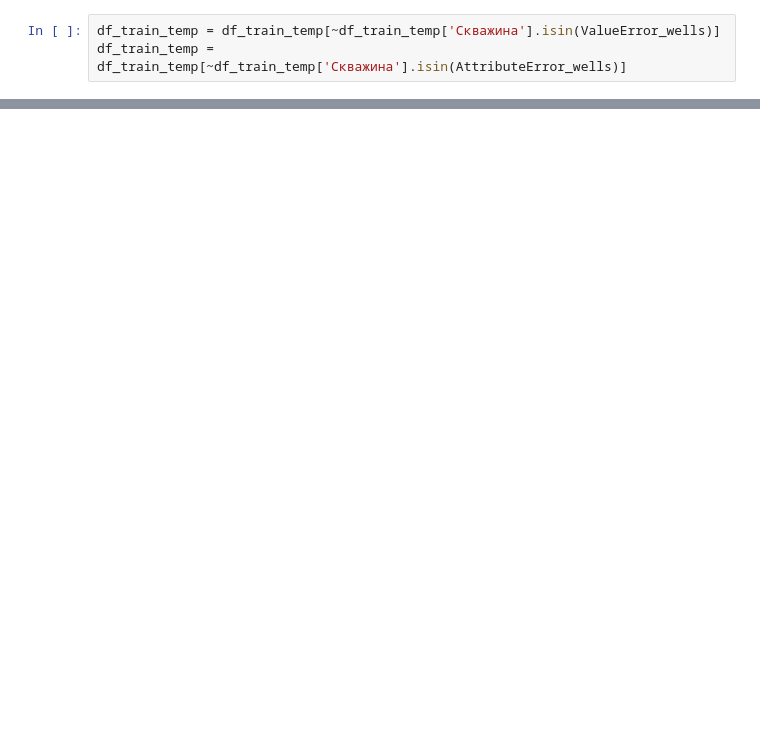
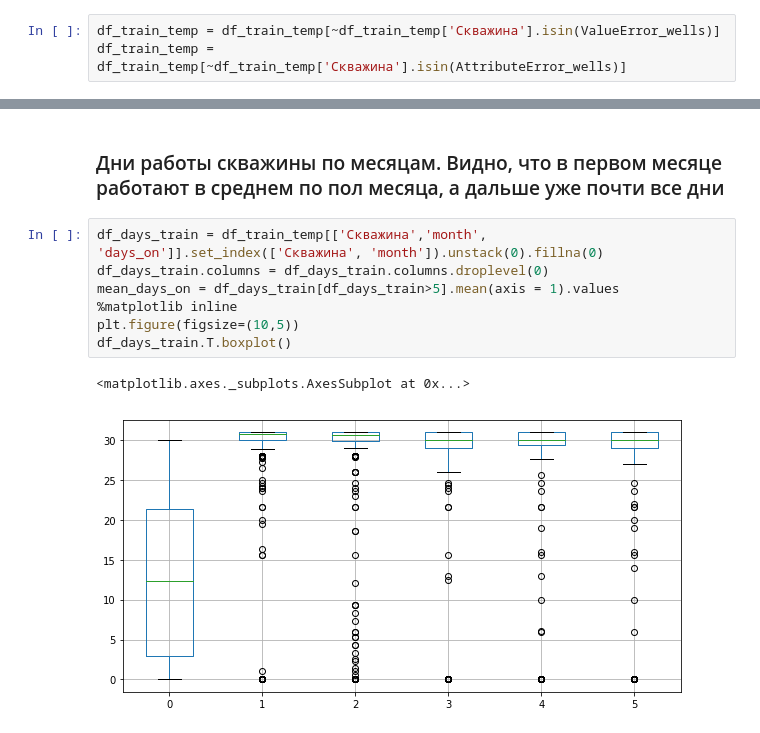
Before and after one commit to koskotG/gpn_comp, a Jupyter notebook: kg_eda.ipynb, the cells around one changed output, grey strips where cells are left out. Saved outputs shown, nothing was run; the diff lists cells and outputs as text; blank space fills up the shorter version.

```diff
--- a/kg_eda.ipynb
+++ b/kg_eda.ipynb
@@ -233,0 +217,12 @@ df_oil_train_norm.T.boxplot()
+# %% [markdown]
+### Дни работы скважины по месяцам. Видно, что в первом месяце работают в среднем по пол месяца, а дальше уже почти все дни
+# %%
+df_days_train = df_train_temp[['Скважина','month', 'days_on']].set_index(['Скважина', 'month']).unstack(0).fillna(0)
+df_days_train.columns = df_days_train.columns.droplevel(0)
+mean_days_on = df_days_train[df_days_train>5].mean(axis = 1).values
+%matplotlib inline
+plt.figure(figsize=(10,5))
+df_days_train.T.boxplot()
+# %% [output]
+<matplotlib.axes._subplots.AxesSubplot at 0x...>
+[figure, added]
```
Also changed, not shown: parts of 55 cells of this notebook, 2 other files.
